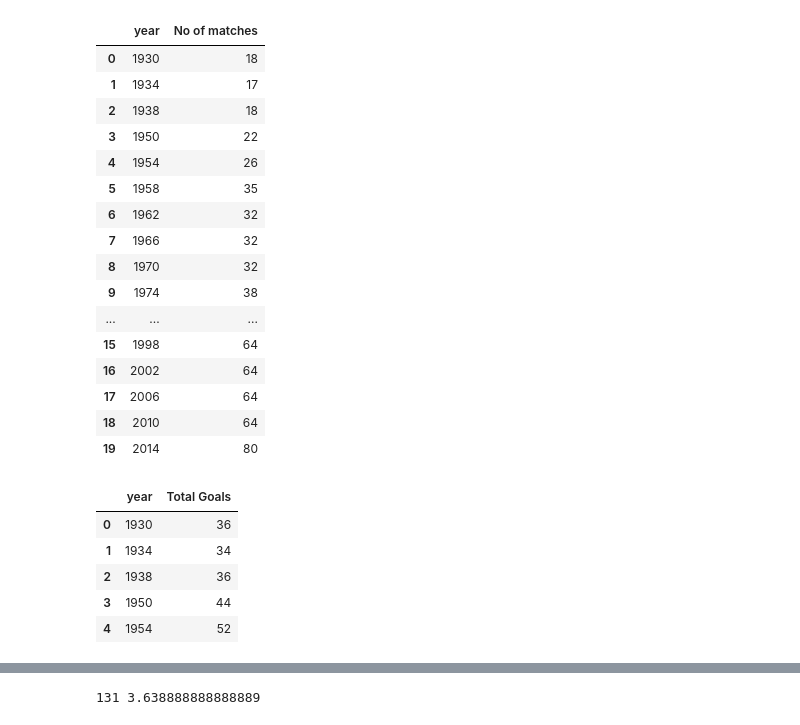
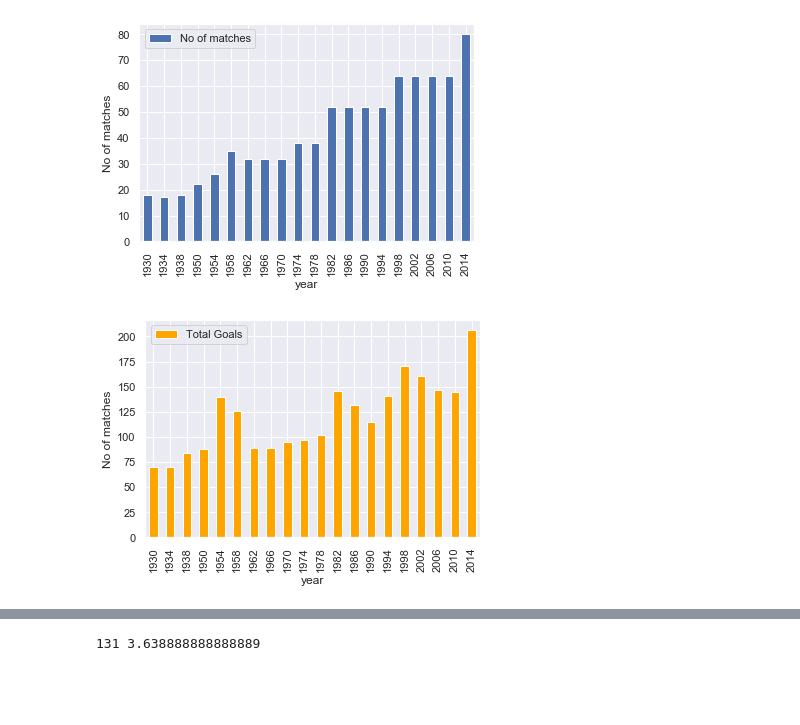
Before and after one commit to instabaines/worldcup, a Jupyter notebook: Worldcup.ipynb, the cells around one changed output, grey strips where cells are left out. Saved outputs shown, nothing was run; the diff lists cells and outputs as text; code cells hidden in the pictures; blank space fills up the shorter version.

```diff
--- a/Worldcup.ipynb
+++ b/Worldcup.ipynb
@@ -6 +8,8 @@ from collections import Counter
+# %%
+%matplotlib inline
+#pd.options.plotting.backend
+pd.plotting.register_matplotlib_converters()
+#gpd.plotting.plot_linestring_collection
+sns.set()
+warnings.filterwarnings('ignore')
 # %%
@@ -39,31 +48,15 @@ data_year.head()
 # %%
 match_by_year=pd.DataFrame({'year':[x for x in data['Year'].unique()],'No of matches':[x for x in data_year['Date']]})
-match_by_year
+match_by_year.plot(x='year',y='No of matches', kind='bar')
+plt.ylabel('No of matches')
+plt.savefig('No of matches in a year.png')
 # %% [output]
-|  | year | No of matches |
-| 0 | 1930 | 18 |
-| 1 | 1934 | 17 |
-| 2 | 1938 | 18 |
-| 3 | 1950 | 22 |
-| 4 | 1954 | 26 |
-| 5 | 1958 | 35 |
-| 6 | 1962 | 32 |
-| 7 | 1966 | 32 |
-| 8 | 1970 | 32 |
-| 9 | 1974 | 38 |
-| ... | ... | ... |
-| 15 | 1998 | 64 |
-| 16 | 2002 | 64 |
-| 17 | 2006 | 64 |
-| 18 | 2010 | 64 |
-| 19 | 2014 | 80 |
+[figure, added]
 # %%
+data_year=data.groupby(data['Year']).sum()
 total_goal_per_year=pd.DataFrame({'year':[x for x in data['Year'].unique()],'Total Goals':[x+y for x,y in zip(data_year['HomeGoals'],data_year['AwayGoals'])]})
-total_goal_per_year.head()
+total_goal_per_year.plot(x='year',y='Total Goals',kind='bar',color='orange')
+plt.ylabel('No of matches')
+plt.savefig('No of goals in a year.png')
 # %% [output]
-|  | year | Total Goals |
-| 0 | 1930 | 36 |
-| 1 | 1934 | 34 |
-| 2 | 1938 | 36 |
-| 3 | 1950 | 44 |
-| 4 | 1954 | 52 |
+[figure, added]
```
Also changed, not shown: parts of 15 cells of this notebook.
